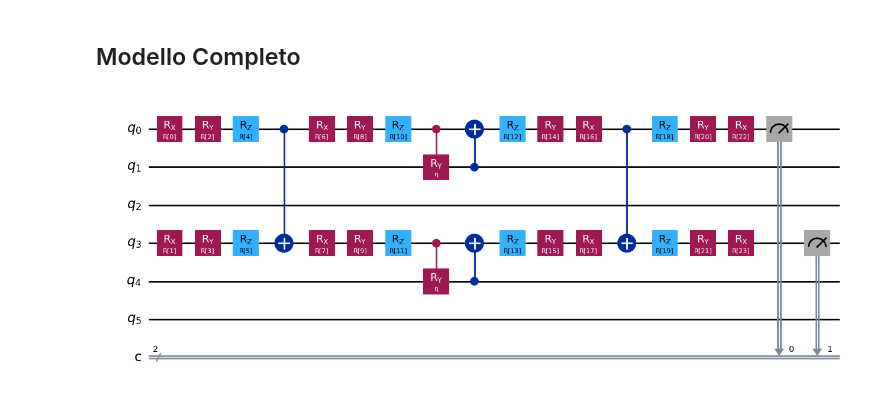
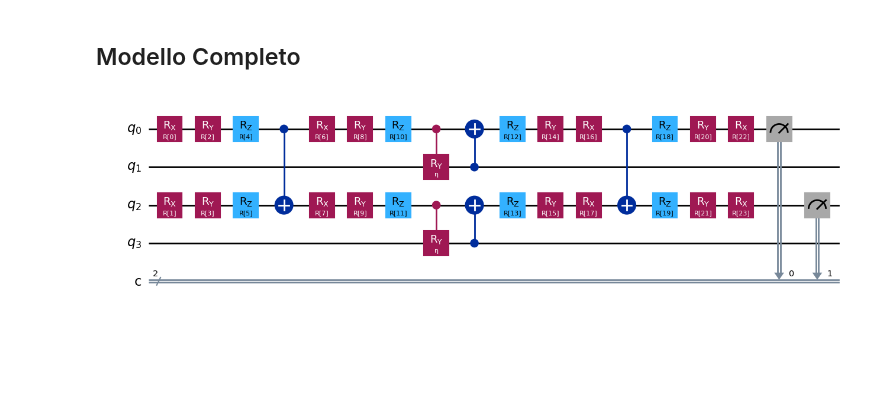
Before and after one commit to remgabryldel/quantum-amplitude-damping-channel, a Jupyter notebook: notebooks/quantum_amplitude_damping_entaglement/q_a_d_entagled.ipynb, the cells around one changed output. Cells and saved outputs as stored; diff of their text form; code cells hidden in the pictures; blank space fills up the shorter version.

```diff
--- a/notebooks/quantum_amplitude_damping_entaglement/q_a_d_entagled.ipynb
+++ b/notebooks/quantum_amplitude_damping_entaglement/q_a_d_entagled.ipynb
@@ -31,13 +31,13 @@ En = n_local(num_qubits=2,
               parameter_prefix="a",
               insert_barriers=False)
 
-qc = QuantumCircuit(6,2)
+qc = QuantumCircuit(4,2)
 # Possiamo per il momento omettere l'ottimizzazione di stati misti, per questo scelgo invece di 6 qubit, 4 qubit di cui 2
 # di sistema e 2 di ambiente
 # qc.compose(AncillaInitializationCircuit(Parameter("A")),[0,2], inplace=True )
 # qc.compose(AncillaInitializationCircuit(Parameter("B")),[3,5], inplace=True )
 
-qc.compose(En, [0,3], inplace=True) # con ancilla avrò [0,3]
+qc.compose(En, [0,2], inplace=True) # con ancilla avrò [0,3]
 display(En.draw("mpl"))
 display(qc.draw("mpl"))
 # %% [output]
@@ -60,16 +60,16 @@ De.draw("mpl")
 # %%
 Ad = AmplitudeDampingConvenzioneQiskit()
 qc.compose(Ad,[0,1], inplace = True) # con ancilla rimane cosi
-qc.compose(Ad,[3,4], inplace = True) # con ancilla avrò
-qc.compose(De, [0,3], inplace = True)
+qc.compose(Ad,[2,3], inplace = True) # con ancilla avrò
+qc.compose(De, [0,2], inplace = True)
 
 param_circuit = qc.parameters.data
 param_circuit.remove(Ad.parameters.data[0])
 
 new_param_circuit = ParameterVector("R", len(param_circuit))
 qc.assign_parameters({ param_circuit[i] : new_param_circuit[i] for i in range(qc.num_parameters-1)}, inplace=True)
 qc.measure(0,0)
-qc.measure(3,1)
+qc.measure(2,1)
 qc.draw("mpl")
 # %% [output]
-[figure, old version]
+[figure, new version]
```
Also changed, not shown: parts of 1 cell of this notebook, 2 other files.
